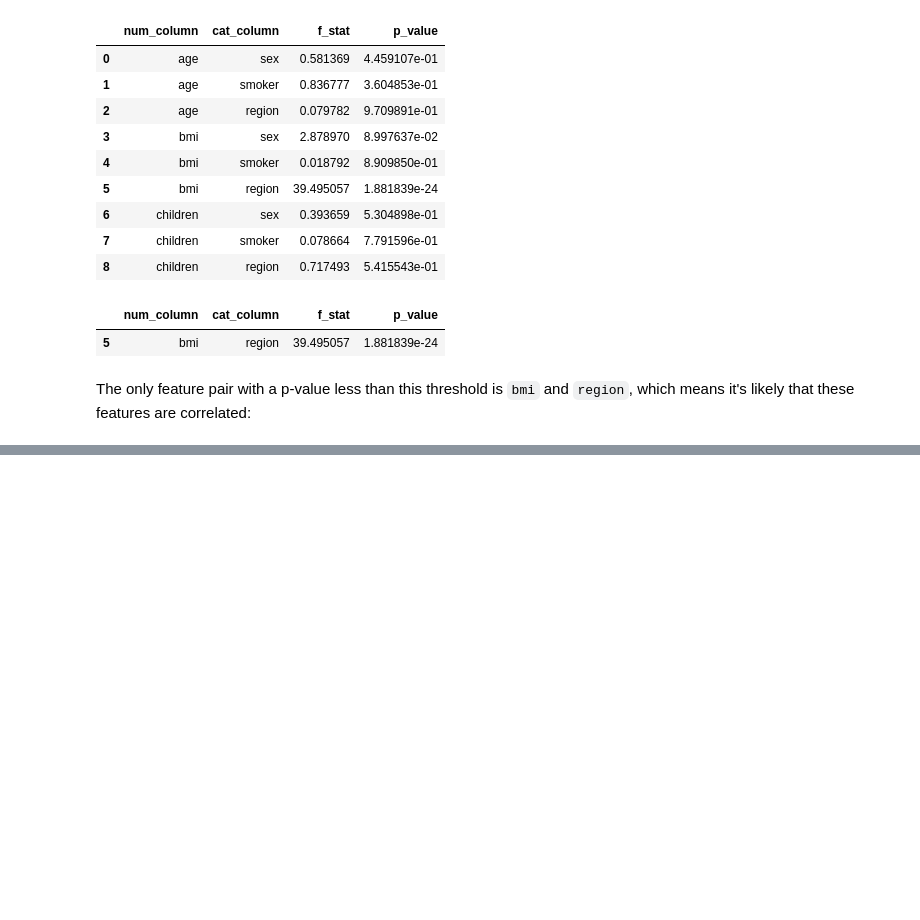
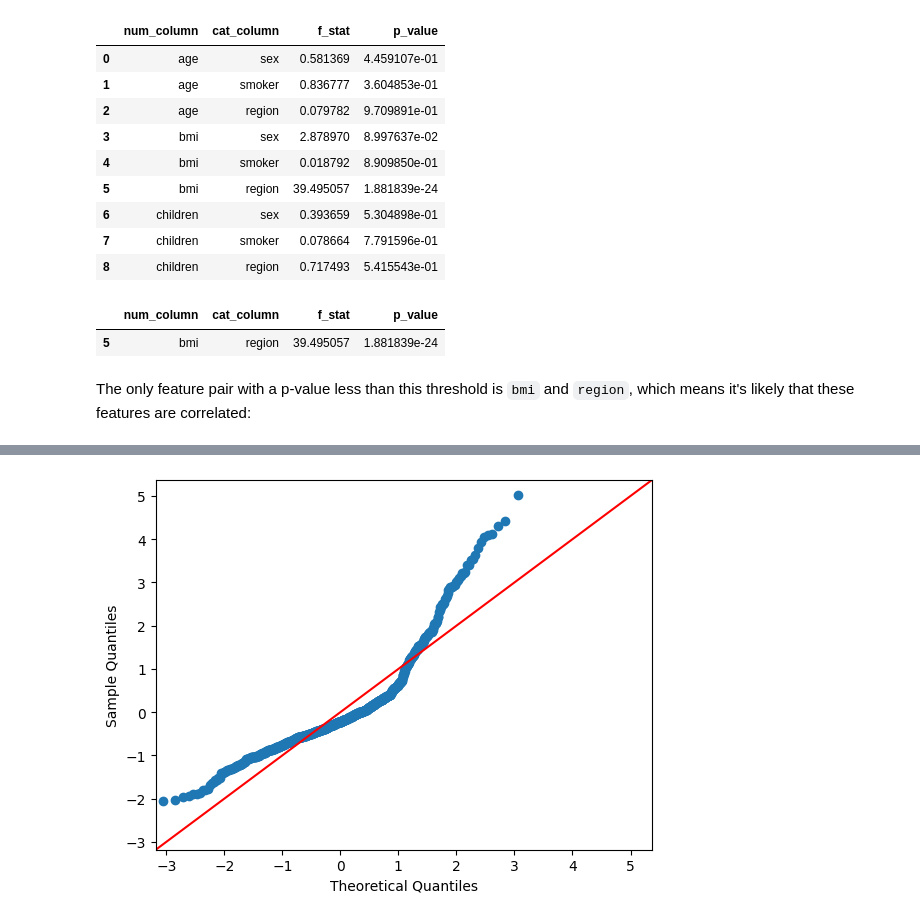
Before and after one commit to ruddysimon/Predictive-Insurance-Premium-Estimation-with-XGBoost, a Jupyter notebook: Insurance_modeling.ipynb, the cells around one changed output, grey strips where cells are left out. Cells and saved outputs as stored; diff of their text form; code cells hidden in the pictures; blank space fills up the shorter version.

```diff
--- a/Insurance_modeling.ipynb
+++ b/Insurance_modeling.ipynb
@@ -536,0 +634,4 @@ Assumptions 4-5 will help us evaluate whether our linear model is appropriate fo
+# %%
+# Model Evaluation
+y_pred_train = lr.predict(X_train)
+y_pred_test = lr.predict(X_test)
@@ -536,0 +640,3 @@ Assumptions 4-5 will help us evaluate whether our linear model is appropriate fo
+# %%
+y_pred_train = pt.inverse_transform(y_pred_train.reshape(-1, 1))[:, 0]
+y_pred_test = pt.inverse_transform(y_pred_test.reshape(-1, 1))[:, 0]
@@ -536,0 +680,11 @@ Assumptions 4-5 will help us evaluate whether our linear model is appropriate fo
+# %%
+residuals_train = y_train - y_pred_train
+residuals_test = y_test - y_pred_test
+# %%
+fig = sm.qqplot(
+    residuals_train,
+    fit=True,
+    line='45'
+)
+# %% [output]
+[figure, added]
```
Also changed, not shown: parts of 64 cells of this notebook.
